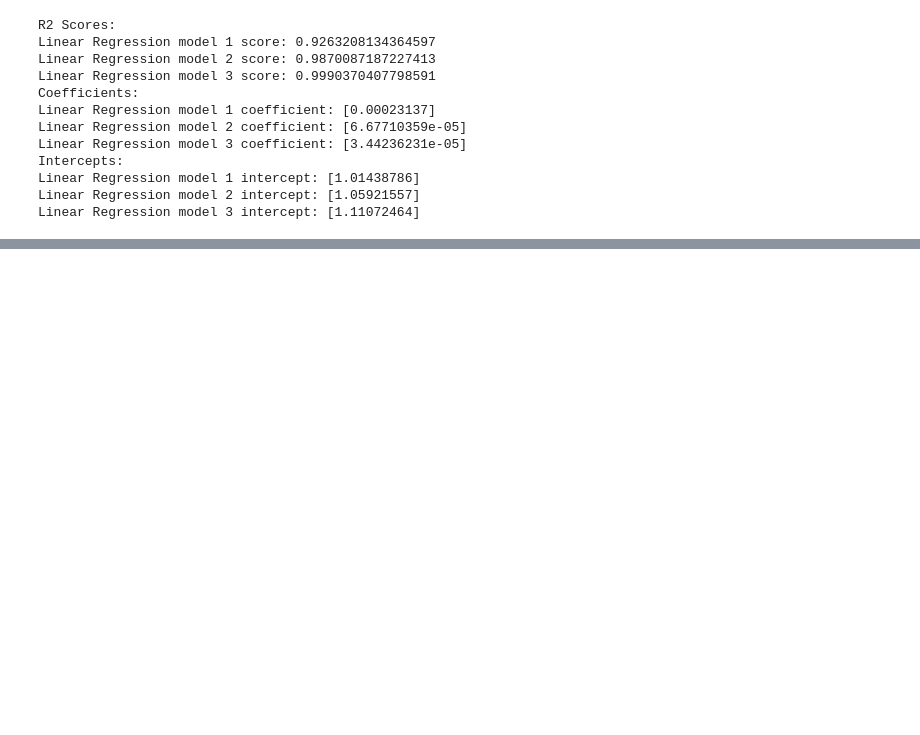
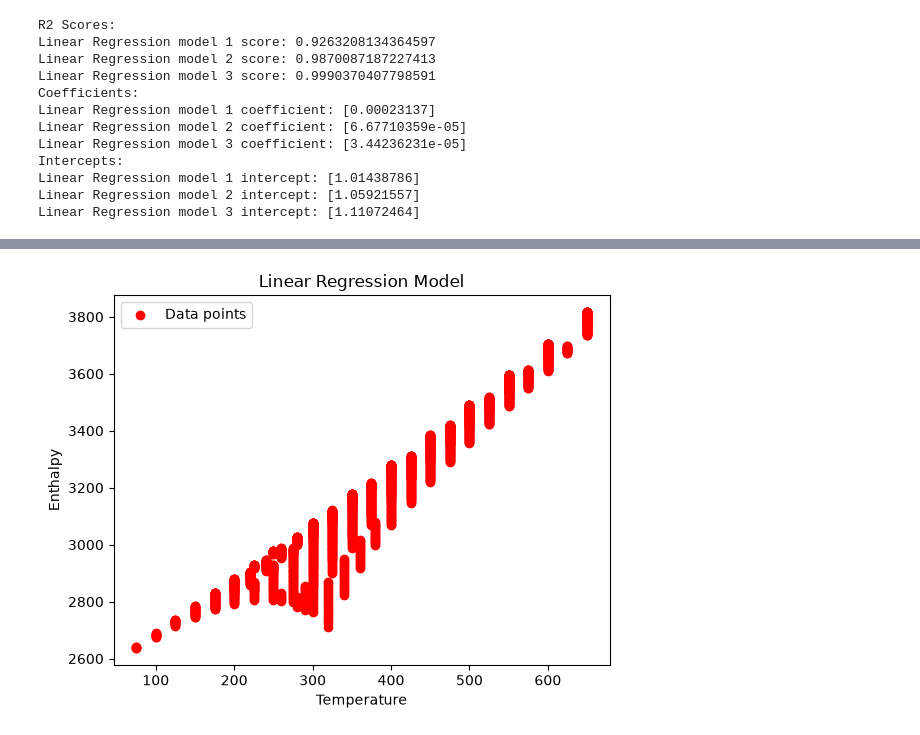
Before and after one commit to BoniYu/GLM_ThemophysicalProperty_Prediction, a Jupyter notebook: Notebooks/eda.ipynb, the cells around one changed output, grey strips where cells are left out. Cells and saved outputs as stored; diff of their text form; code cells hidden in the pictures; blank space fills up the shorter version.

```diff
--- a/Notebooks/eda.ipynb
+++ b/Notebooks/eda.ipynb
@@ -276,0 +415,10 @@ Linear Regression model 3 intercept: [1.11072464]
+# %%
+# Plotting the graph against T
+plt.scatter(T_clean, H_clean, color='red', label='Data points')
+plt.xlabel('Temperature')
+plt.ylabel('Enthalpy')
+plt.title('Linear Regression Model')
+plt.legend()
+plt.show()
+# %% [output]
+[figure, added]
```
Also changed, not shown: parts of 19 cells of this notebook, 2 other files.
